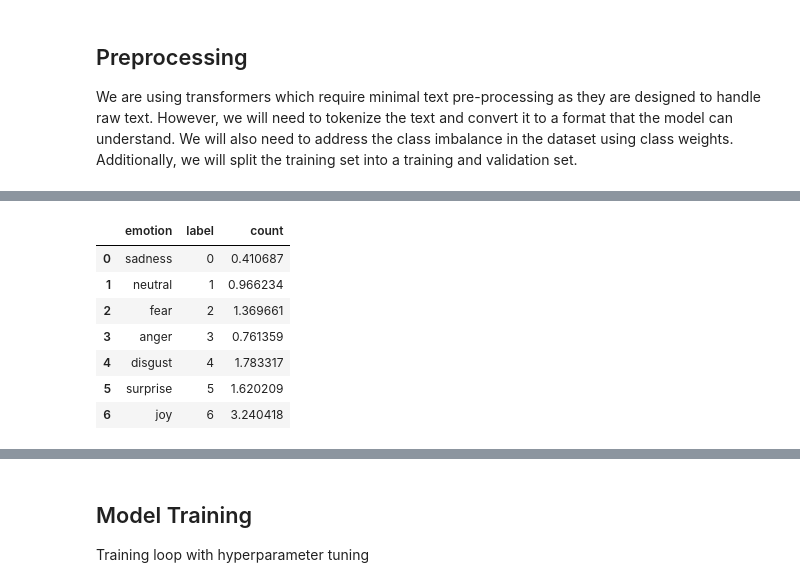
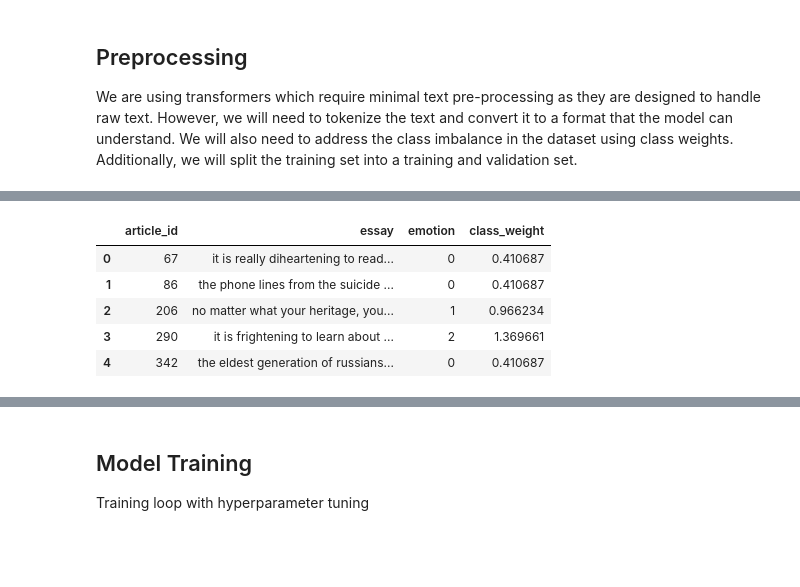
Before and after one commit to Jazhyc/nlp-2024, a Jupyter notebook: emotion_classification.ipynb, the cells around one changed output, grey strips where cells are left out. Saved outputs shown, nothing was run; the diff lists cells and outputs as text; code cells hidden in the pictures; blank space fills up the shorter version.

```diff
--- a/emotion_classification.ipynb
+++ b/emotion_classification.ipynb
@@ -99,31 +126,19 @@ We are using transformers which require minimal text pre-processing as they are
+# %%
+for idx, row in emotion_map_df.iterrows():
+    train_encoded.loc[train_encoded['emotion'] == row['label'], 'class_weight'] = row['count']
+    test_encoded.loc[test_encoded['emotion'] == row['label'], 'class_weight'] = row['count']
+
+train_encoded.head()
+# %% [output]
+|  | article_id | essay | emotion | class_weight |
+| 0 | 67 | it is really diheartening to read... | 0 | 0.410687 |
+| 1 | 86 | the phone lines from the suicide ... | 0 | 0.410687 |
+| 2 | 206 | no matter what your heritage, you... | 1 | 0.966234 |
+| 3 | 290 | it is frightening to learn about ... | 2 | 1.369661 |
+| 4 | 342 | the eldest generation of russians... | 0 | 0.410687 |
 # %%
 # Split the dataset into training and validation
 train_df, val_df = train_test_split(train_encoded, test_size=0.3)
-# %%
-# Compute the class weights and add to the mapping dataframe
-# We compute the class weights as w_i = N / (k * n_i)
-# where N is the total number of samples, k is the number of classes and n_i is the number of samples in class i
-
-# Compute class counts
-class_counts = train['emotion'].value_counts()
-class_weights = len(train) / (len(emotions) * class_counts)
-
-# Convert to dataframe
-class_weights_df = pd.DataFrame(class_weights)
-class_weights_df.reset_index(inplace=True)
-
-# Merge with emotion_map_df using emotion column
-emotion_map_df = emotion_map_df.merge(class_weights_df, on="emotion")
-emotion_map_df
-# %% [output]
-|  | emotion | label | count |
-| 0 | sadness | 0 | 0.410687 |
-| 1 | neutral | 1 | 0.966234 |
-| 2 | fear | 2 | 1.369661 |
-| 3 | anger | 3 | 0.761359 |
-| 4 | disgust | 4 | 1.783317 |
-| 5 | surprise | 5 | 1.620209 |
-| 6 | joy | 6 | 3.240418 |
 # %%
 # Create pytorch dataset
 class EmotionDataset(Dataset):
```
Also changed, not shown: parts of 16 cells of this notebook, 4 other files.
